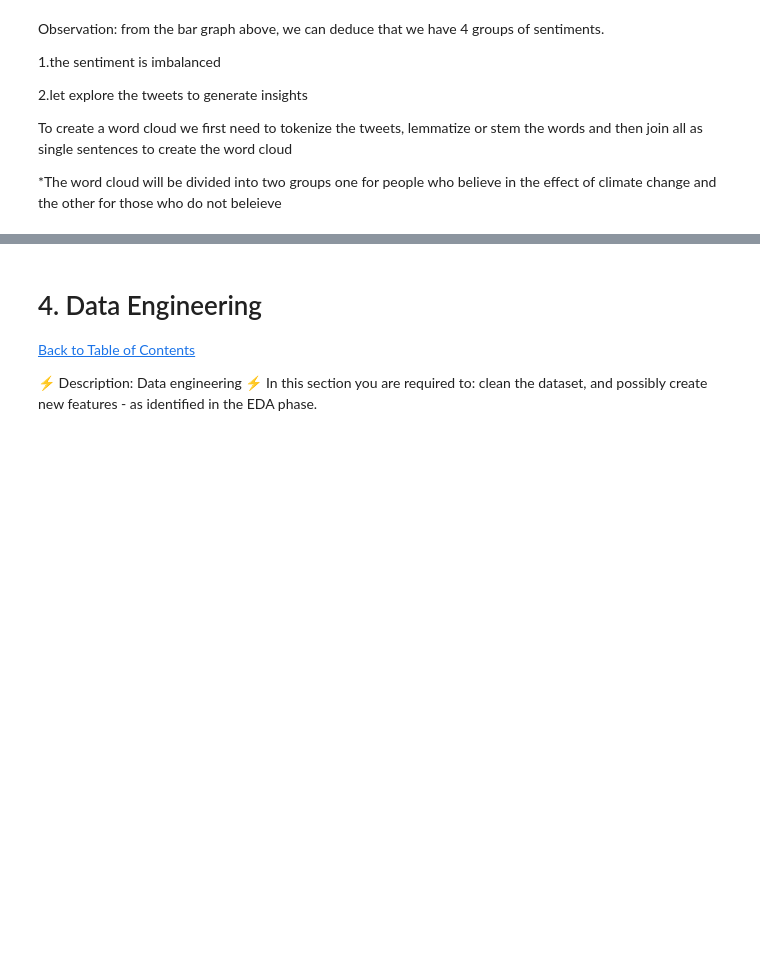
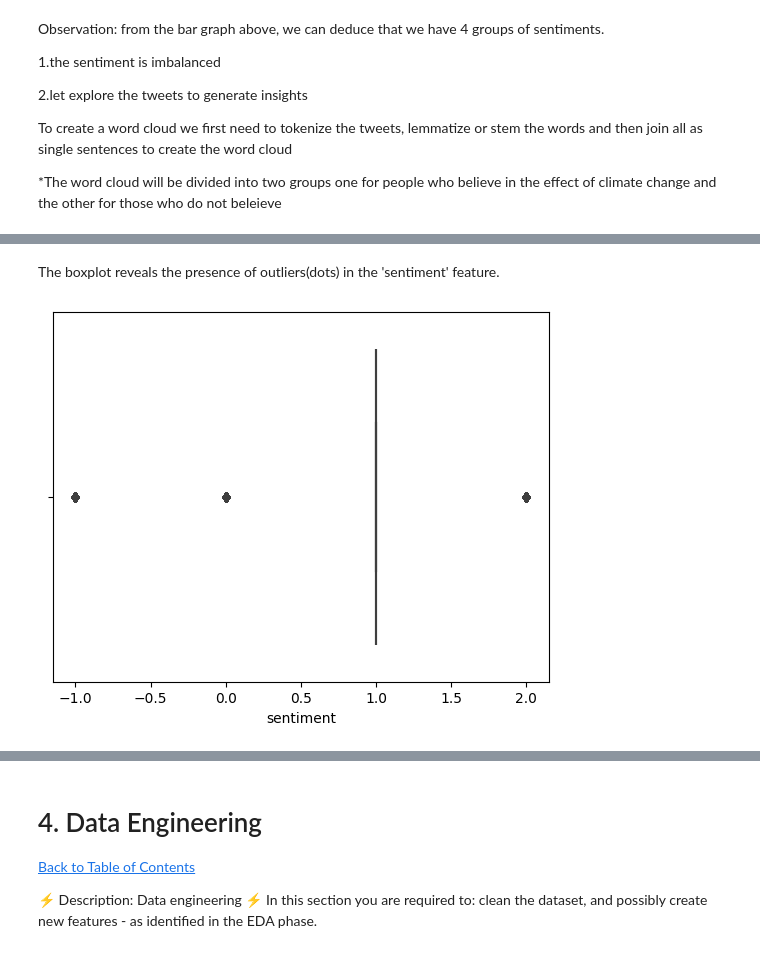
Before and after one commit to Thato-rabodiba/NM_1-Coders, a Jupyter notebook: NM_1 CLASSIFICATION PREDICT.ipynb, the cells around one changed output, grey strips where cells are left out. Cells and saved outputs as stored; diff of their text form; code cells hidden in the pictures; blank space fills up the shorter version.

```diff
--- a/NM_1 CLASSIFICATION PREDICT.ipynb
+++ b/NM_1 CLASSIFICATION PREDICT.ipynb
@@ -446,0 +510,6 @@ df_test = lemmatize_tweet(df_test)
+# %% [markdown]
+The boxplot reveals the presence of outliers(dots) in the 'sentiment' feature.
+# %%
+sns.boxplot(x='sentiment', data=df_train);
+# %% [output]
+[figure, added]
```
Also changed, not shown: parts of 38 cells of this notebook.
